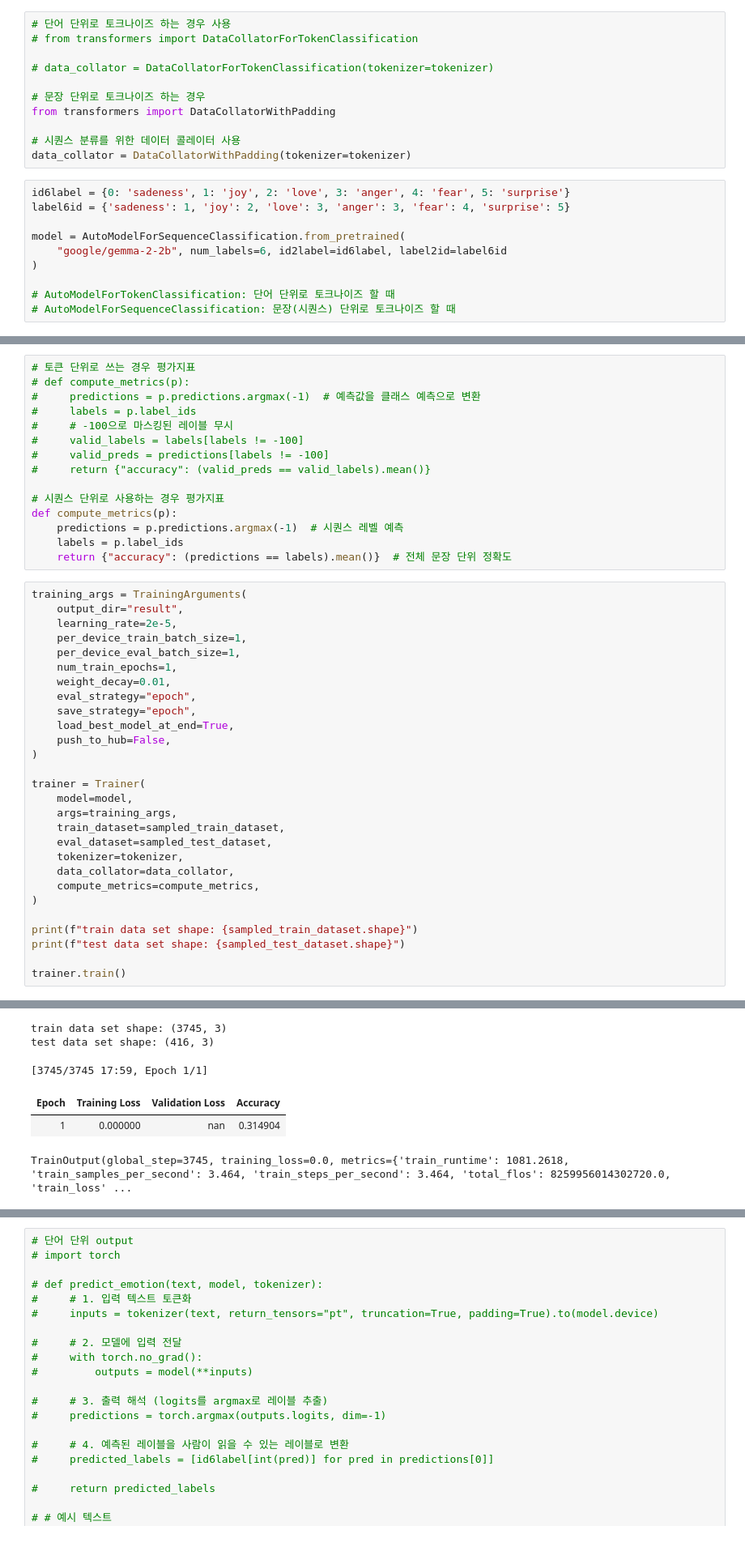
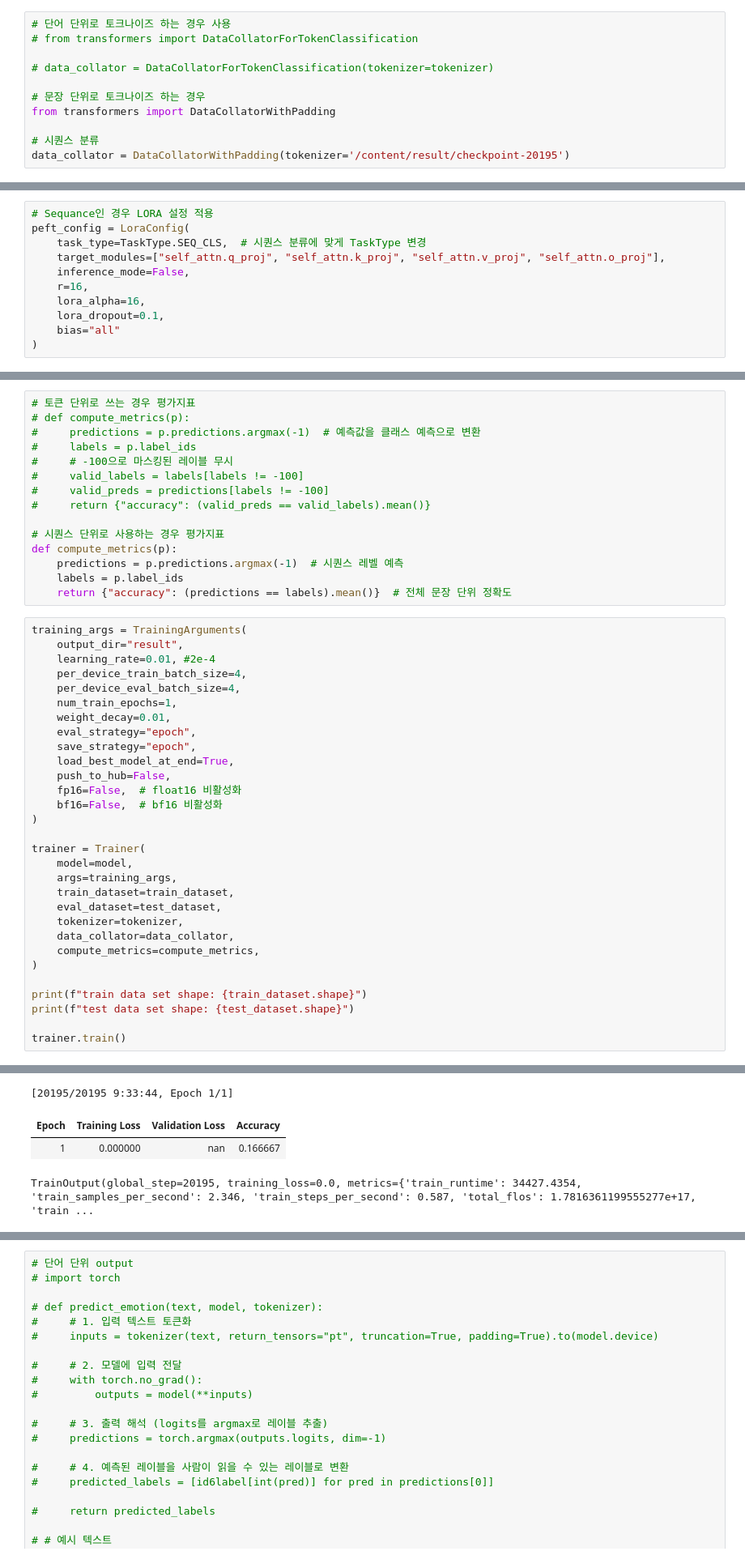
Before and after one commit to Quietseong/gemma_sprint, a Jupyter notebook: gemma_ver(token_and_sequence).ipynb, the cells around one changed output, grey strips where cells are left out. Shown at 81% size. Drawn from its saved outputs; the diff is of its cells as text.

Commit message:
modified input, output modules

```diff
--- a/gemma_ver(token_and_sequence).ipynb
+++ b/gemma_ver(token_and_sequence).ipynb
@@ -424,15 +485,5 @@ tokenizer = AutoTokenizer.from_pretrained("google/gemma-2-2b")
 # 문장 단위로 토크나이즈 하는 경우
 from transformers import DataCollatorWithPadding
 
-# 시퀀스 분류를 위한 데이터 콜레이터 사용
-data_collator = DataCollatorWithPadding(tokenizer=tokenizer)
+# 시퀀스 분류
+data_collator = DataCollatorWithPadding(tokenizer='/content/result/checkpoint-20195')
-# %%
-id6label = {0: 'sadeness', 1: 'joy', 2: 'love', 3: 'anger', 4: 'fear', 5: 'surprise'}
-label6id = {'sadeness': 1, 'joy': 2, 'love': 3, 'anger': 3, 'fear': 4, 'surprise': 5}
-
-model = AutoModelForSequenceClassification.from_pretrained(
-    "google/gemma-2-2b", num_labels=6, id2label=id6label, label2id=label6id
-)
-
-# AutoModelForTokenClassification: 단어 단위로 토크나이즈 할 때
-# AutoModelForSequenceClassification: 문장(시퀀스) 단위로 토크나이즈 할 때
@@ -446,3 +495,14 @@ peft_config = LoraConfig(
+# %%
+# Sequance인 경우 LORA 설정 적용
+peft_config = LoraConfig(
+    task_type=TaskType.SEQ_CLS,  # 시퀀스 분류에 맞게 TaskType 변경
+    target_modules=["self_attn.q_proj", "self_attn.k_proj", "self_attn.v_proj", "self_attn.o_proj"],
+    inference_mode=False,
+    r=16,
+    lora_alpha=16,
+    lora_dropout=0.1,
+    bias="all"
+)
 # %%
 model = get_peft_model(model, peft_config)
 model.print_trainable_parameters()
@@ -544,29 +605,31 @@ def compute_metrics(p):
 # %%
 training_args = TrainingArguments(
     output_dir="result",
-    learning_rate=2e-5,
-    per_device_train_batch_size=1,
-    per_device_eval_batch_size=1,
+    learning_rate=0.01, #2e-4
+    per_device_train_batch_size=4,
+    per_device_eval_batch_size=4,
     num_train_epochs=1,
     weight_decay=0.01,
     eval_strategy="epoch",
     save_strategy="epoch",
     load_best_model_at_end=True,
     push_to_hub=False,
+    fp16=False,  # float16 비활성화
+    bf16=False,  # bf16 비활성화
 )
 
 trainer = Trainer(
     model=model,
     args=training_args,
-    train_dataset=sampled_train_dataset,
-    eval_dataset=sampled_test_dataset,
+    train_dataset=train_dataset,
+    eval_dataset=test_dataset,
     tokenizer=tokenizer,
     data_collator=data_collator,
     compute_metrics=compute_metrics,
 )
 
-print(f"train data set shape: {sampled_train_dataset.shape}")
-print(f"test data set shape: {sampled_test_dataset.shape}")
+print(f"train data set shape: {train_dataset.shape}")
+print(f"test data set shape: {test_dataset.shape}")
 
 trainer.train()
 # %% [output]
@@ -574,9 +638,7 @@ trainer.train()
-train data set shape: (3745, 3)
-test data set shape: (416, 3)
+[20195/20195 9:33:44, Epoch 1/1]
+| Epoch | Training Loss | Validation Loss | Accuracy |
+| 1 | 0.000000 | nan | 0.166667 |
-[3745/3745 17:59, Epoch 1/1]
+TrainOutput(global_step=20195, training_loss=0.0, metrics={'train_runtime': 34427.4354, 'train_samples_per_second': 2.346, 'train_steps_per_second': 0.587, 'total_flos': 1.7816361199555277e+17, 'train ...
-| Epoch | Training Loss | Validation Loss | Accuracy |
-| 1 | 0.000000 | nan | 0.314904 |
-TrainOutput(global_step=3745, training_loss=0.0, metrics={'train_runtime': 1081.2618, 'train_samples_per_second': 3.464, 'train_steps_per_second': 3.464, 'total_flos': 8259956014302720.0, 'train_loss' ...
 # %%
 from transformers import pipeline
 
```
Also changed, not shown: parts of 84 cells of this notebook.
